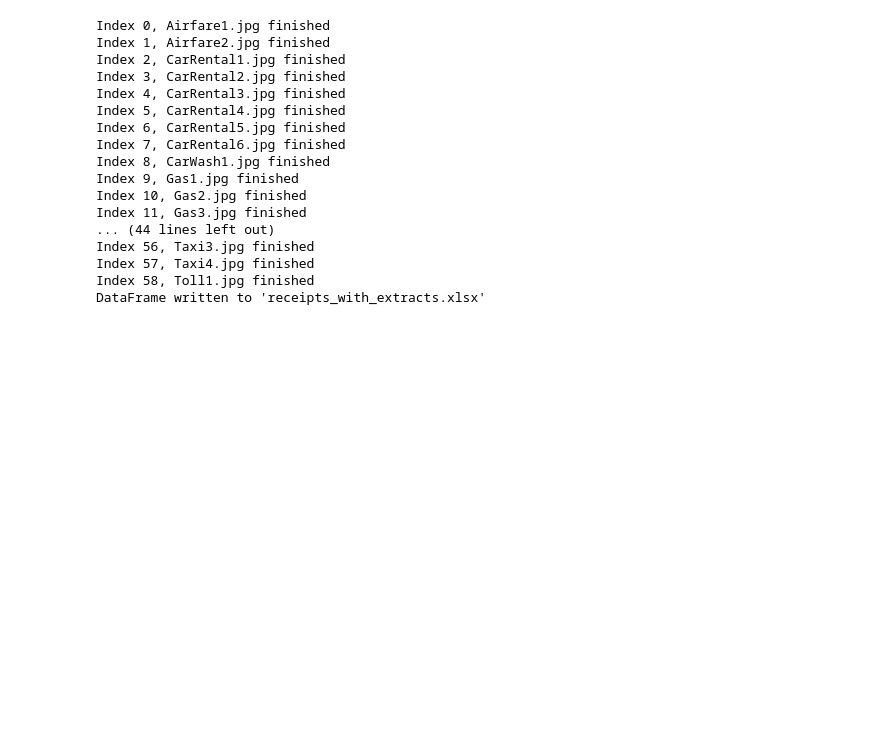
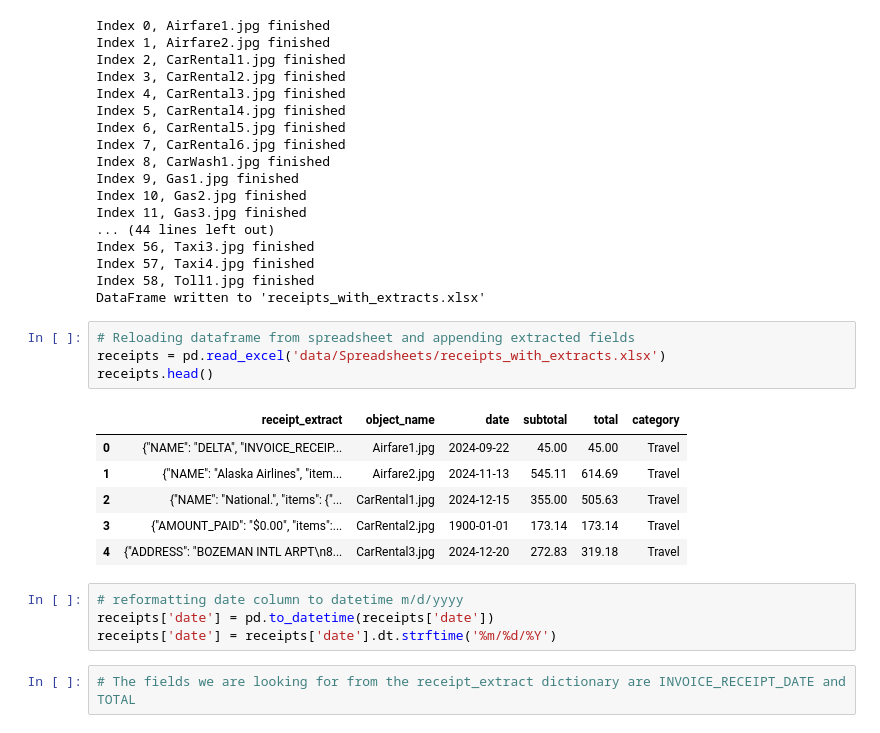
Before and after one commit to Callowlock/ReceiptProcessing, a Jupyter notebook: UploadReceiptsSaveTextract.ipynb, the cells around one changed output. Drawn from its saved outputs; the diff is of its cells as text; blank space fills up the shorter version.

```diff
--- a/UploadReceiptsSaveTextract.ipynb
+++ b/UploadReceiptsSaveTextract.ipynb
@@ -169,3 +166,20 @@ Index 56, Taxi3.jpg finished
 Index 57, Taxi4.jpg finished
 Index 58, Toll1.jpg finished
 DataFrame written to 'receipts_with_extracts.xlsx'
+# %%
+# Reloading dataframe from spreadsheet and appending extracted fields
+receipts = pd.read_excel('data/Spreadsheets/receipts_with_extracts.xlsx')
+receipts.head()
+# %% [output]
+|  | receipt_extract | object_name | date | subtotal | total | category |
+| 0 | {"NAME": "DELTA", "INVOICE_RECEIP... | Airfare1.jpg | 2024-09-22 | 45.00 | 45.00 | Travel |
+| 1 | {"NAME": "Alaska Airlines", "item... | Airfare2.jpg | 2024-11-13 | 545.11 | 614.69 | Travel |
+| 2 | {"NAME": "National.", "items": {"... | CarRental1.jpg | 2024-12-15 | 355.00 | 505.63 | Travel |
+| 3 | {"AMOUNT_PAID": "$0.00", "items":... | CarRental2.jpg | 1900-01-01 | 173.14 | 173.14 | Travel |
+| 4 | {"ADDRESS": "BOZEMAN INTL ARPT\n8... | CarRental3.jpg | 2024-12-20 | 272.83 | 319.18 | Travel |
+# %%
+# reformatting date column to datetime m/d/yyyy
+receipts['date'] = pd.to_datetime(receipts['date'])
+receipts['date'] = receipts['date'].dt.strftime('%m/%d/%Y')
+# %%
+# The fields we are looking for from the receipt_extract dictionary are INVOICE_RECEIPT_DATE and TOTAL
```
Also changed, not shown: parts of 16 cells of this notebook, 1 other file.
